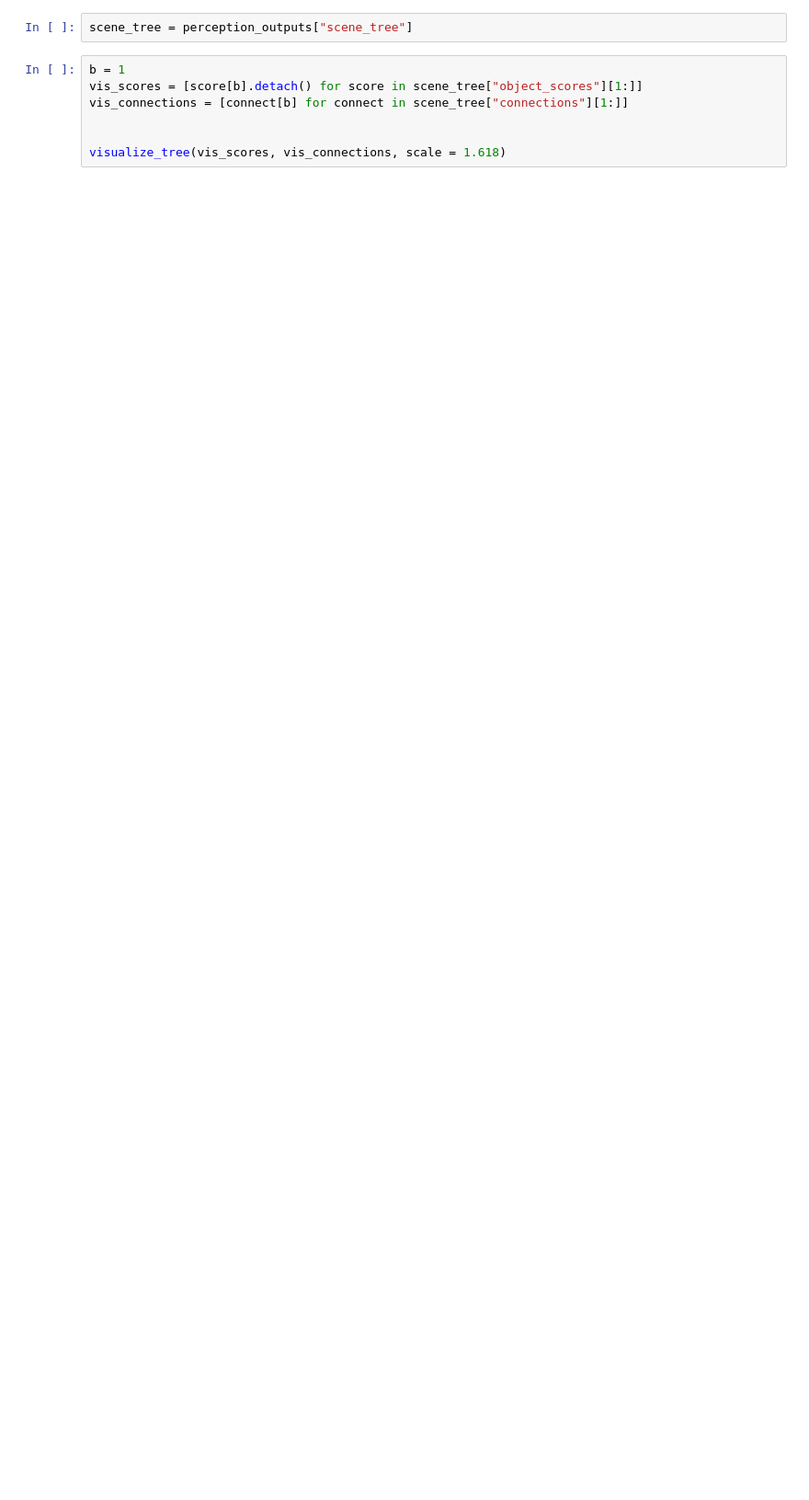
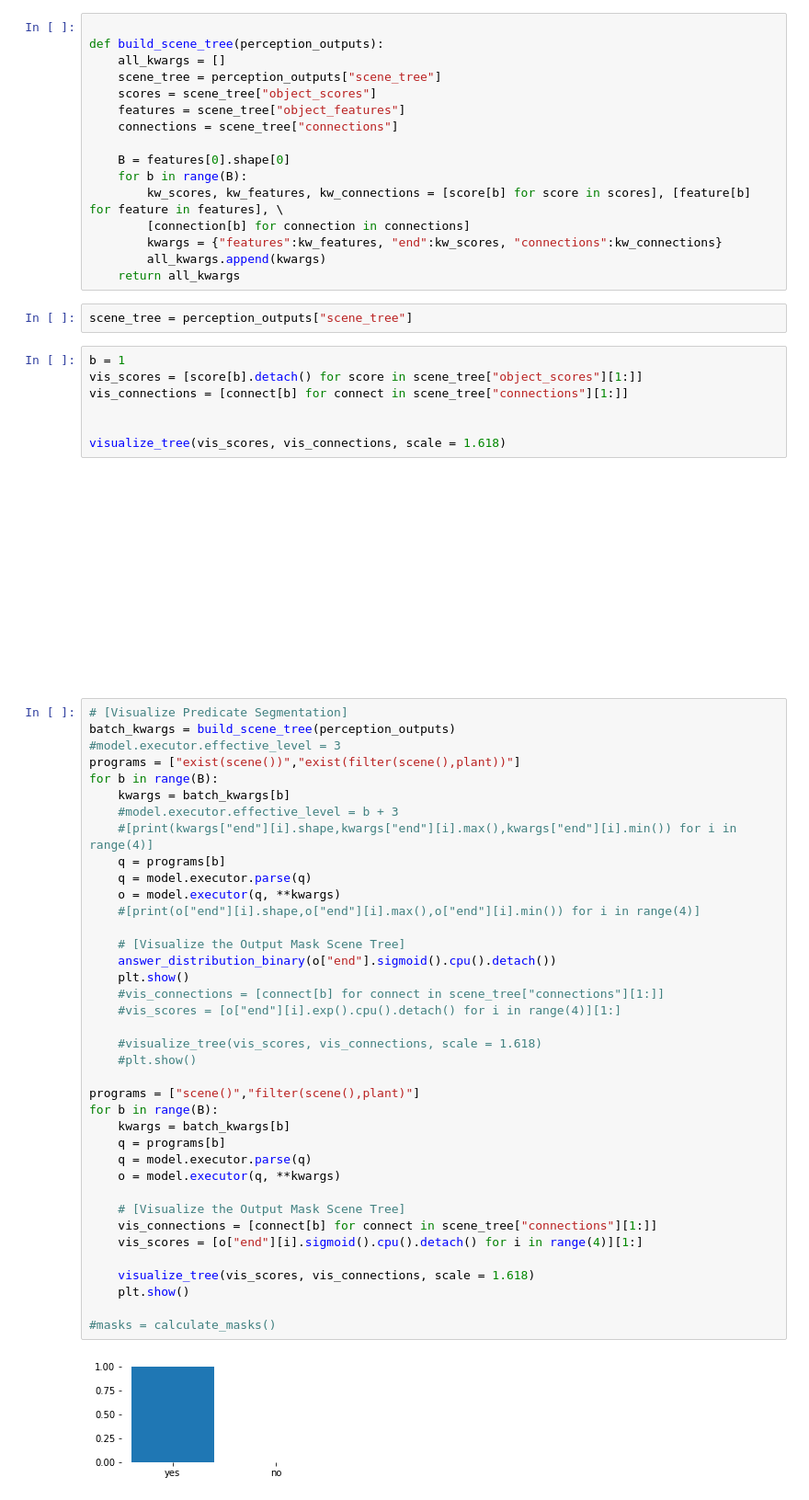
Before and after one commit to ZongjingLi/SceneGraphLearner, a Jupyter notebook: stichfield.ipynb, the cells around one changed output. Shown: that part at 92% size. Saved outputs shown, nothing was run; the diff lists cells and outputs as text; blank space fills up the shorter version.

```diff
--- a/stichfield.ipynb
+++ b/stichfield.ipynb
@@ -276,3 +362,19 @@ new_adj tensor(0., grad_fn=<MaxBackward1>) tensor(0., grad_fn=<MinBackward1>)
+# %%
+
+def build_scene_tree(perception_outputs):
+    all_kwargs = []
+    scene_tree = perception_outputs["scene_tree"]
+    scores = scene_tree["object_scores"]
+    features = scene_tree["object_features"]
+    connections = scene_tree["connections"]
+
+    B = features[0].shape[0]
+    for b in range(B):
+        kw_scores, kw_features, kw_connections = [score[b] for score in scores], [feature[b] for feature in features], \
+        [connection[b] for connection in connections]
+        kwargs = {"features":kw_features, "end":kw_scores, "connections":kw_connections}
+        all_kwargs.append(kwargs)
+    return all_kwargs
 # %%
 scene_tree = perception_outputs["scene_tree"]
 # %%
@@ -284,3 +386,43 @@ vis_connections = [connect[b] for connect in scene_tree["connections"][1:]]
 visualize_tree(vis_scores, vis_connections, scale = 1.618)
 # %% [output]
 [figure]
+# %%
+# [Visualize Predicate Segmentation]
+batch_kwargs = build_scene_tree(perception_outputs)
+#model.executor.effective_level = 3
+programs = ["exist(scene())","exist(filter(scene(),plant))"]
+for b in range(B):
+    kwargs = batch_kwargs[b]
+    #model.executor.effective_level = b + 3
+    #[print(kwargs["end"][i].shape,kwargs["end"][i].max(),kwargs["end"][i].min()) for i in range(4)]
+    q = programs[b]
+    q = model.executor.parse(q)
+    o = model.executor(q, **kwargs)
+    #[print(o["end"][i].shape,o["end"][i].max(),o["end"][i].min()) for i in range(4)]
+
+    # [Visualize the Output Mask Scene Tree]
+    answer_distribution_binary(o["end"].sigmoid().cpu().detach())
+    plt.show()
+    #vis_connections = [connect[b] for connect in scene_tree["connections"][1:]]
+    #vis_scores = [o["end"][i].exp().cpu().detach() for i in range(4)][1:]
+
+    #visualize_tree(vis_scores, vis_connections, scale = 1.618)
+    #plt.show()
+
+programs = ["scene()","filter(scene(),plant)"]
+for b in range(B):
+    kwargs = batch_kwargs[b]
+    q = programs[b]
+    q = model.executor.parse(q)
+    o = model.executor(q, **kwargs)
+
+    # [Visualize the Output Mask Scene Tree]
+    vis_connections = [connect[b] for connect in scene_tree["connections"][1:]]
+    vis_scores = [o["end"][i].sigmoid().cpu().detach() for i in range(4)][1:]
+
+    visualize_tree(vis_scores, vis_connections, scale = 1.618)
+    plt.show()
+
+#masks = calculate_masks()
+# %% [output]
+[figure, added]
```
Also changed, not shown: parts of 9 cells of this notebook, 4 other files.
